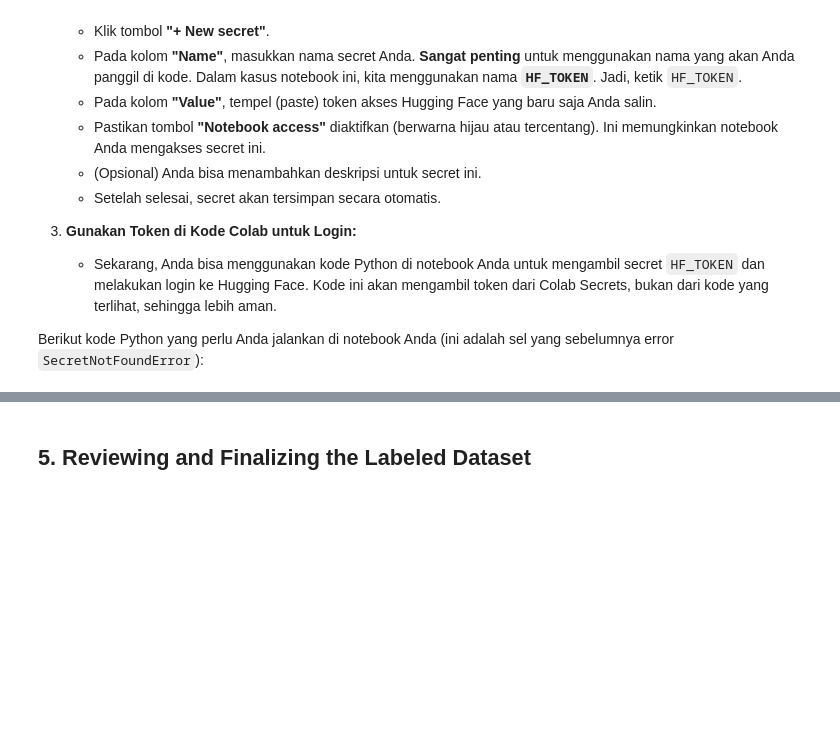
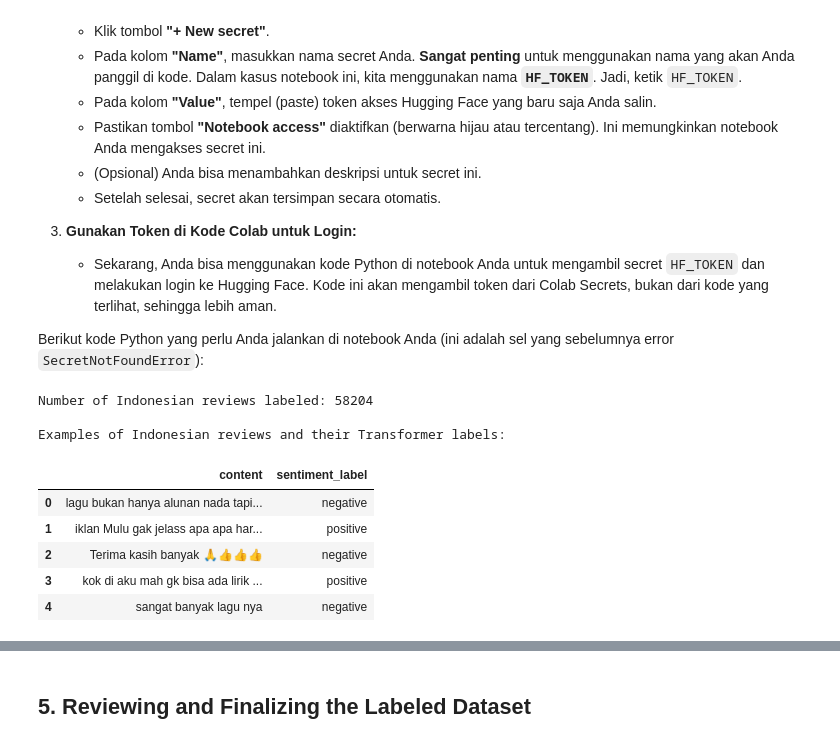
Before and after one commit to notnsas/data-science-capstone-project-college, a Jupyter notebook: notebooks/04_programmatic_labeling_bilingual.ipynb, the cells around one changed output, grey strips where cells are left out. Drawn from its saved outputs; the diff is of its cells as text; code cells hidden in the pictures; blank space fills up the shorter version.

```diff
--- a/notebooks/04_programmatic_labeling_bilingual.ipynb
+++ b/notebooks/04_programmatic_labeling_bilingual.ipynb
@@ -467,3 +485,27 @@ def label_indonesian_sentiment(text):
     except Exception as e:
         print(f"Error labeling text: {text[:50]}... Error: {e}")
         return None # Return None if labeling fails
+# %%
+# Apply Transformer labeling to Indonesian reviews
+# Initialize sentiment_label column to None in df_id
+df_id['sentiment_label'] = None
+
+# Apply Transformer labeling to Indonesian reviews
+df_id['sentiment_label'] = df_id['cleaned_content'].progress_apply(label_indonesian_sentiment)
+
+# Check how many Indonesian reviews were labeled
+print(f"Number of Indonesian reviews labeled: {df_id['sentiment_label'].notna().sum()}")
+
+# Display a few examples of Indonesian reviews and their Transformer-generated labels
+print("\nExamples of Indonesian reviews and their Transformer labels:")
+display(df_id[['content', 'sentiment_label']].head())
+# %% [output]
+Number of Indonesian reviews labeled: 58204
+
+Examples of Indonesian reviews and their Transformer labels:
+|  | content | sentiment_label |
+| 0 | lagu bukan hanya alunan nada tapi... | negative |
+| 1 | iklan Mulu gak jelass apa apa har... | positive |
+| 2 | Terima kasih banyak 🙏👍👍👍 | negative |
+| 3 | kok di aku mah gk bisa ada lirik ... | positive |
+| 4 | sangat banyak lagu nya | negative |
```
Also changed, not shown: parts of 11 cells of this notebook.
